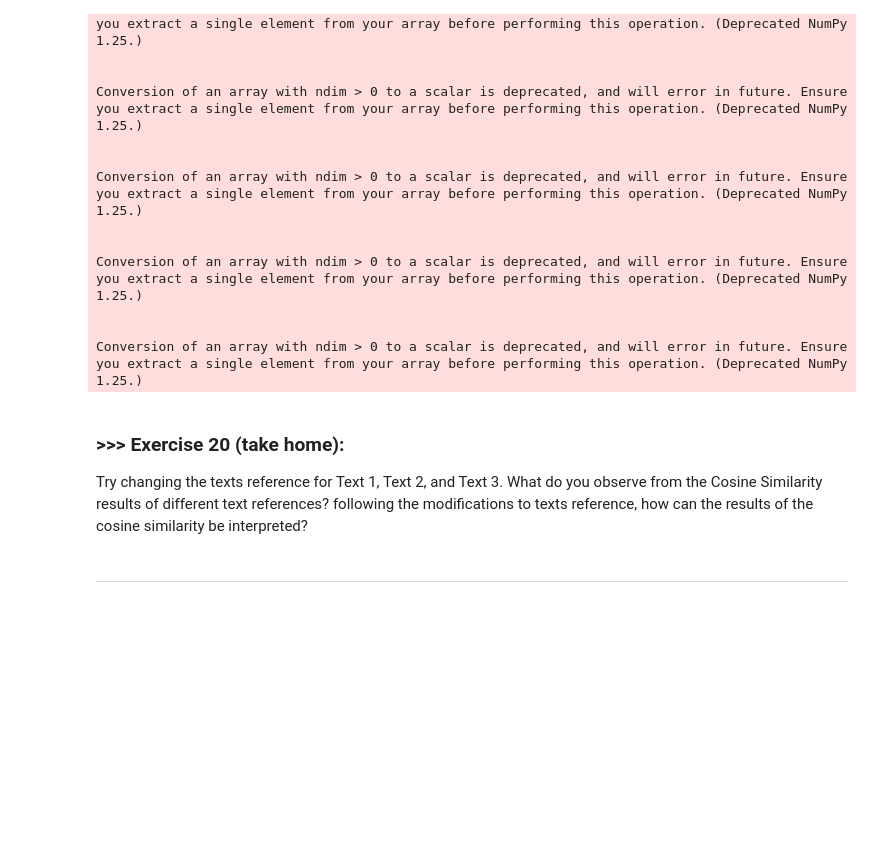
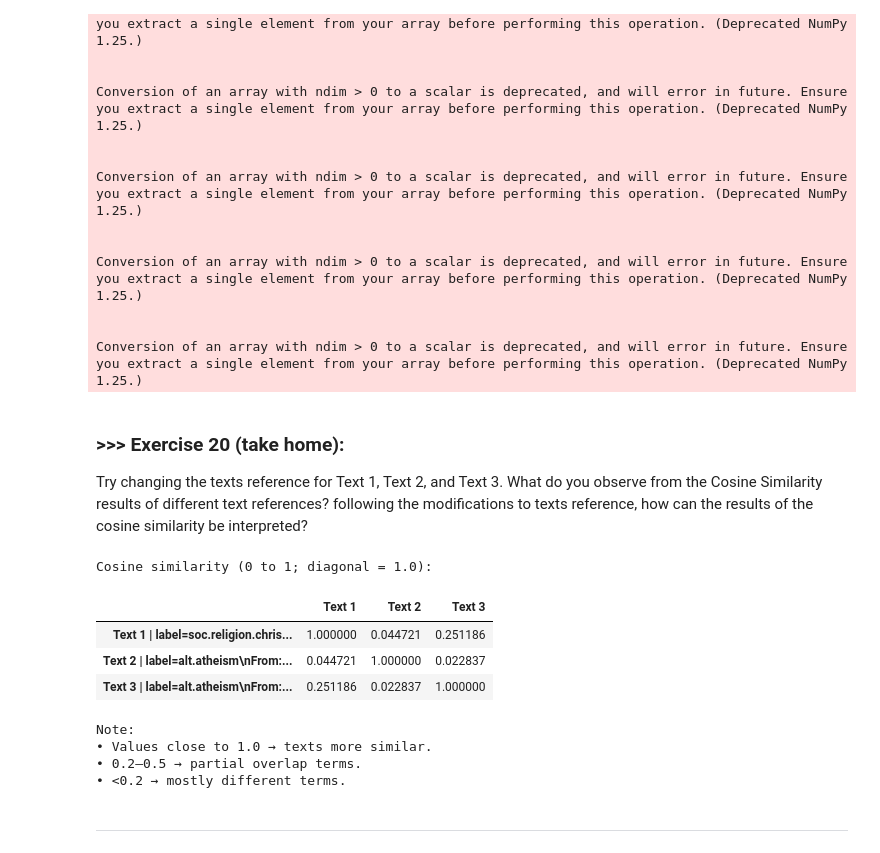
Before and after one commit to nguyentr0101/DM2025-Lab1-Exercise, a Jupyter notebook: DM2025-Lab1-Master.ipynb, the cells around one changed output. Saved outputs shown, nothing was run; the diff lists cells and outputs as text; code cells hidden in the pictures; blank space fills up the shorter version.

```diff
--- a/DM2025-Lab1-Master.ipynb
+++ b/DM2025-Lab1-Master.ipynb
@@ -2495,3 +2518,59 @@ Try changing the texts reference for Text 1, Text 2, and Text 3. What do you obs
+# %%
+#Answer
+from sklearn.feature_extraction.text import TfidfVectorizer
+from sklearn.metrics.pairwise import cosine_similarity
+import pandas as pd
+idx1, idx2, idx3 = 10, 100, 1000
+# 1) Get the texts
+texts = [
+    str(X.loc[idx1, "text"]),
+    str(X.loc[idx2, "text"]),
+    str(X.loc[idx3, "text"]) ]
+
+labels = []
+for i in [idx1, idx2, idx3]:
+    if "category_name" in X.columns:
+        labels.append(str(X.loc[i, "category_name"]))
+    elif "category" in X.columns:
+        labels.append(str(X.loc[i, "category"]))
+    else:
+        labels.append("n/a")
+
+# 2) Vectorize with TF-IDF
+vec = TfidfVectorizer(lowercase=True, stop_words="english")
+X_tfidf = vec.fit_transform(texts)
+
+# 3) Cosine similarity matrix
+cos_mat = cosine_similarity(X_tfidf)
+
+#4) Put into a small table
+def preview(t, n=70):
+    return t[:n] + ("…" if len(t) > n else "")
+row_names = [
+    f"Text 1 | label={labels[0]}\n{preview(texts[0])}",
+    f"Text 2 | label={labels[1]}\n{preview(texts[1])}",
+    f"Text 3 | label={labels[2]}\n{preview(texts[2])}",
+]
+cos_df = pd.DataFrame(cos_mat, index=row_names, columns=["Text 1", "Text 2", "Text 3"])
+
+print("Cosine similarity (0 to 1; diagonal = 1.0):")
+display(cos_df)
+
+#5) Quick interpretation tips
+print("\nNote:")
+print("• Values close to 1.0 → texts more similar.")
+print("• 0.2–0.5 → partial overlap terms.")
+print("• <0.2 → mostly different terms.")
+# %% [output]
+Cosine similarity (0 to 1; diagonal = 1.0):
+|  | Text 1 | Text 2 | Text 3 |
+| Text 1 | label=soc.religion.chris... | 1.000000 | 0.044721 | 0.251186 |
+| Text 2 | label=alt.atheism\nFrom:... | 0.044721 | 1.000000 | 0.022837 |
+| Text 3 | label=alt.atheism\nFrom:... | 0.251186 | 0.022837 | 1.000000 |
+Note:
+• Values close to 1.0 → texts more similar.
+• 0.2–0.5 → partial overlap terms.
+• <0.2 → mostly different terms.
 # %% [markdown]
 ---
 # %% [markdown]
```
Also changed, not shown: parts of 13 cells of this notebook, 2 other files.
